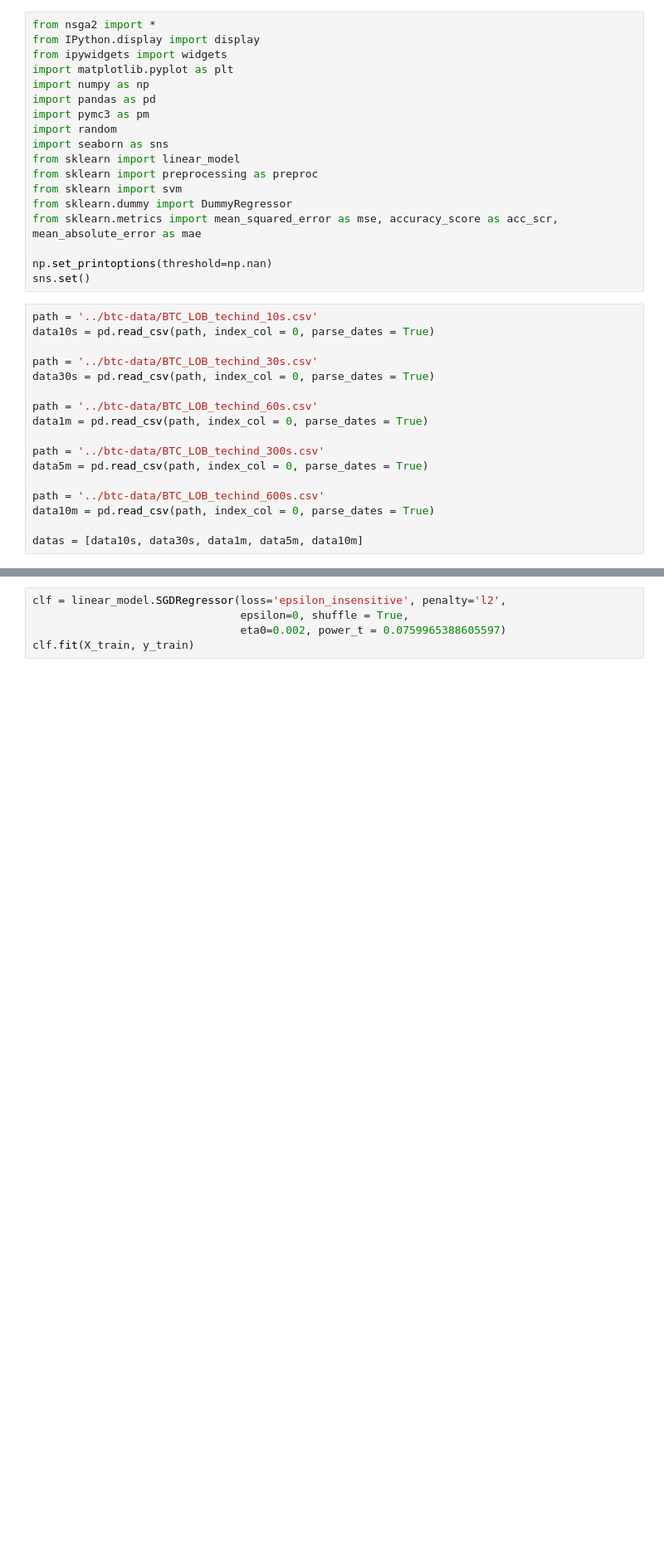
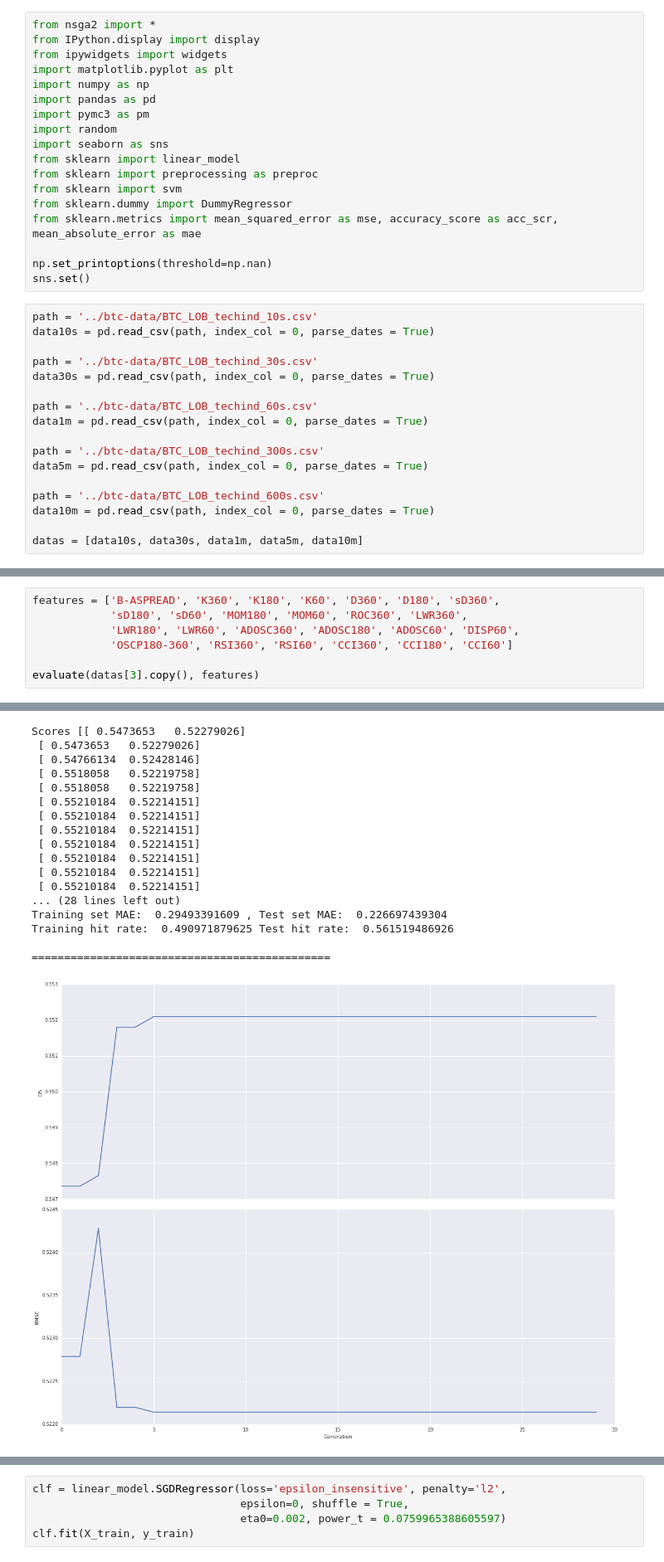
Before and after one commit to Lucsanszky/btc-price-prediction, a Jupyter notebook: data-analysis/support-vector-regression.ipynb, the cells around one changed output, grey strips where cells are left out. Shown at 83% size. Cells and saved outputs as stored; diff of their text form; blank space fills up the shorter version.

```diff
--- a/data-analysis/support-vector-regression.ipynb
+++ b/data-analysis/support-vector-regression.ipynb
@@ -308,0 +374,8 @@ print(rmse_train)
+# %%
+features = ['B-ASPREAD', 'K360', 'K180', 'K60', 'D360', 'D180', 'sD360',
+            'sD180', 'sD60', 'MOM180', 'MOM60', 'ROC360', 'LWR360',
+            'LWR180', 'LWR60', 'ADOSC360', 'ADOSC180', 'ADOSC60', 'DISP60',
+            'OSCP180-360', 'RSI360', 'RSI60', 'CCI360', 'CCI180', 'CCI60']
+
+evaluate(datas[3].copy(), features)
+# %% [output]
@@ -308,0 +398,18 @@ print(rmse_train)
+Scores [[ 0.5473653   0.52279026]
+ [ 0.5473653   0.52279026]
+ [ 0.54766134  0.52428146]
+ [ 0.5518058   0.52219758]
+ [ 0.5518058   0.52219758]
+ [ 0.55210184  0.52214151]
+ [ 0.55210184  0.52214151]
+ [ 0.55210184  0.52214151]
+ [ 0.55210184  0.52214151]
+ [ 0.55210184  0.52214151]
+ [ 0.55210184  0.52214151]
+ [ 0.55210184  0.52214151]
+... (28 lines left out)
+Training set MAE:  0.29493391609 , Test set MAE:  0.226697439304
+Training hit rate:  0.490971879625 Test hit rate:  0.561519486926
+
+==============================================
+[figure, added]
```
Also changed, not shown: parts of 23 cells of this notebook, 2 other files.
